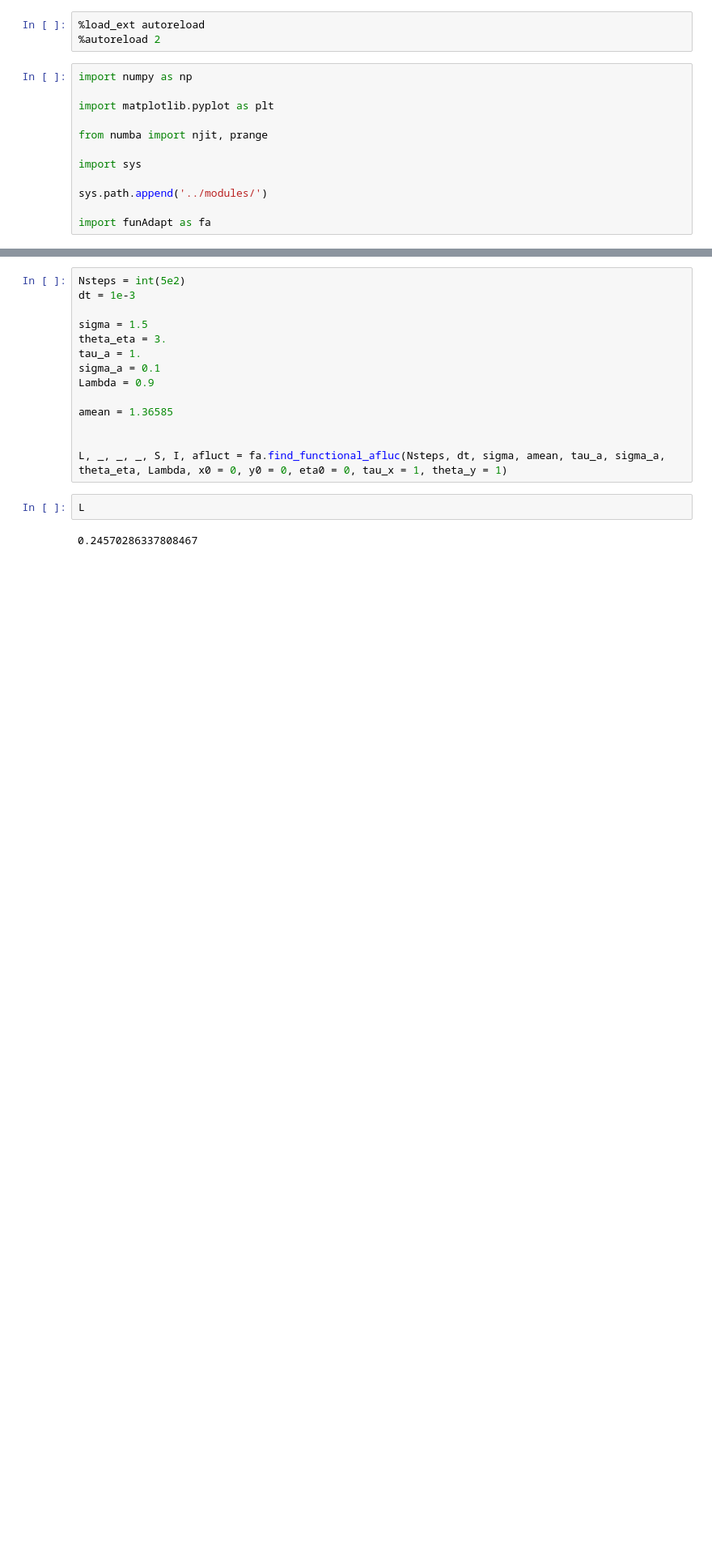
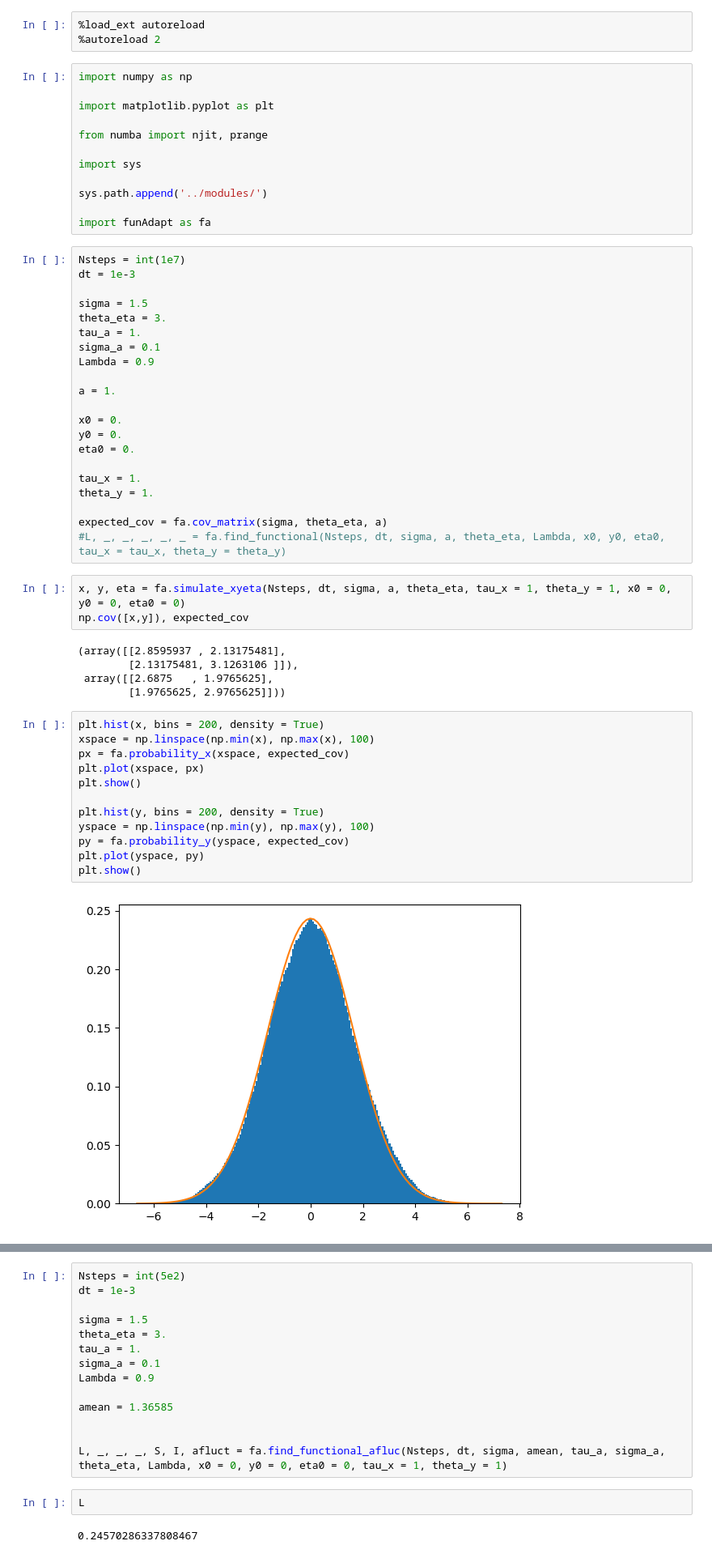
Before and after one commit to giorgionicoletti/InfoTrasduction, a Jupyter notebook: notebooks/adaptive_tests.ipynb, the cells around one changed output, grey strips where cells are left out. Shown at 81% size. Drawn from its saved outputs; the diff is of its cells as text; blank space fills up the shorter version.

```diff
--- a/notebooks/adaptive_tests.ipynb
+++ b/notebooks/adaptive_tests.ipynb
@@ -13,3 +13,46 @@ import sys
 sys.path.append('../modules/')
 
 import funAdapt as fa
+# %%
+Nsteps = int(1e7)
+dt = 1e-3
+
+sigma = 1.5
+theta_eta = 3.
+tau_a = 1.
+sigma_a = 0.1
+Lambda = 0.9
+
+a = 1.
+
+x0 = 0.
+y0 = 0.
+eta0 = 0.
+
+tau_x = 1.
+theta_y = 1.
+
+expected_cov = fa.cov_matrix(sigma, theta_eta, a)
+#L, _, _, _, _, _ = fa.find_functional(Nsteps, dt, sigma, a, theta_eta, Lambda, x0, y0, eta0, tau_x = tau_x, theta_y = theta_y)
+# %%
+x, y, eta = fa.simulate_xyeta(Nsteps, dt, sigma, a, theta_eta, tau_x = 1, theta_y = 1, x0 = 0, y0 = 0, eta0 = 0)
+np.cov([x,y]), expected_cov
+# %% [output]
+(array([[2.8595937 , 2.13175481],
+        [2.13175481, 3.1263106 ]]),
+ array([[2.6875   , 1.9765625],
+        [1.9765625, 2.9765625]]))
+# %%
+plt.hist(x, bins = 200, density = True)
+xspace = np.linspace(np.min(x), np.max(x), 100)
+px = fa.probability_x(xspace, expected_cov)
+plt.plot(xspace, px)
+plt.show()
+
+plt.hist(y, bins = 200, density = True)
+yspace = np.linspace(np.min(y), np.max(y), 100)
+py = fa.probability_y(yspace, expected_cov)
+plt.plot(yspace, py)
+plt.show()
+# %% [output]
+[figure, added]
```
Also changed, not shown: parts of 1 cell of this notebook, 6 other files.
